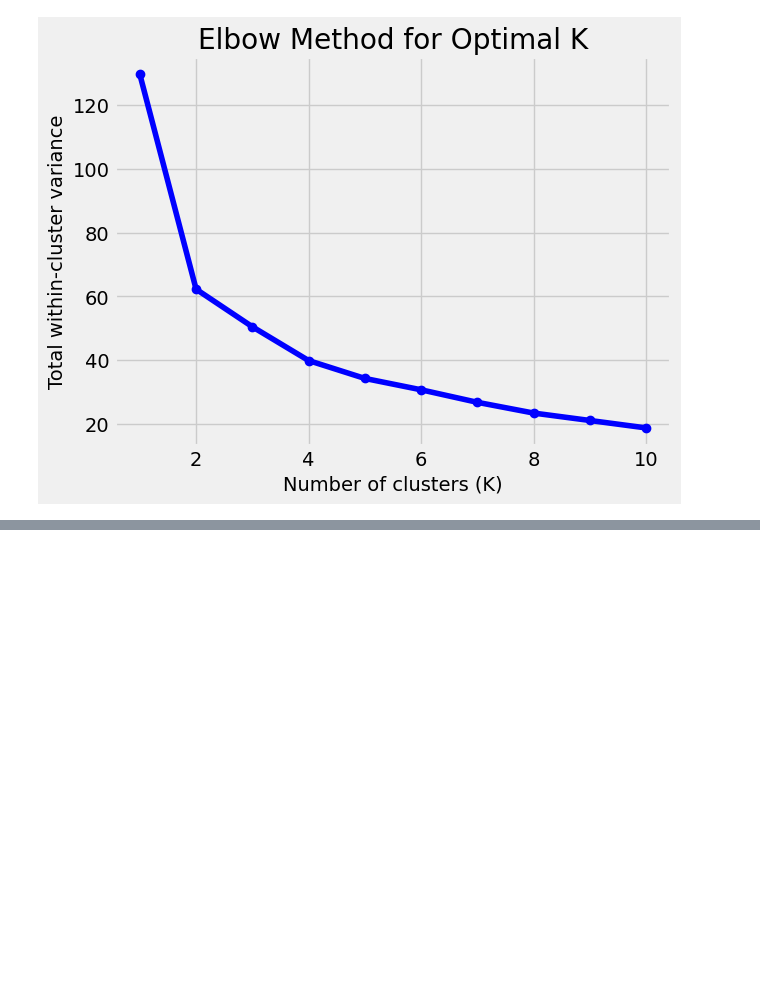
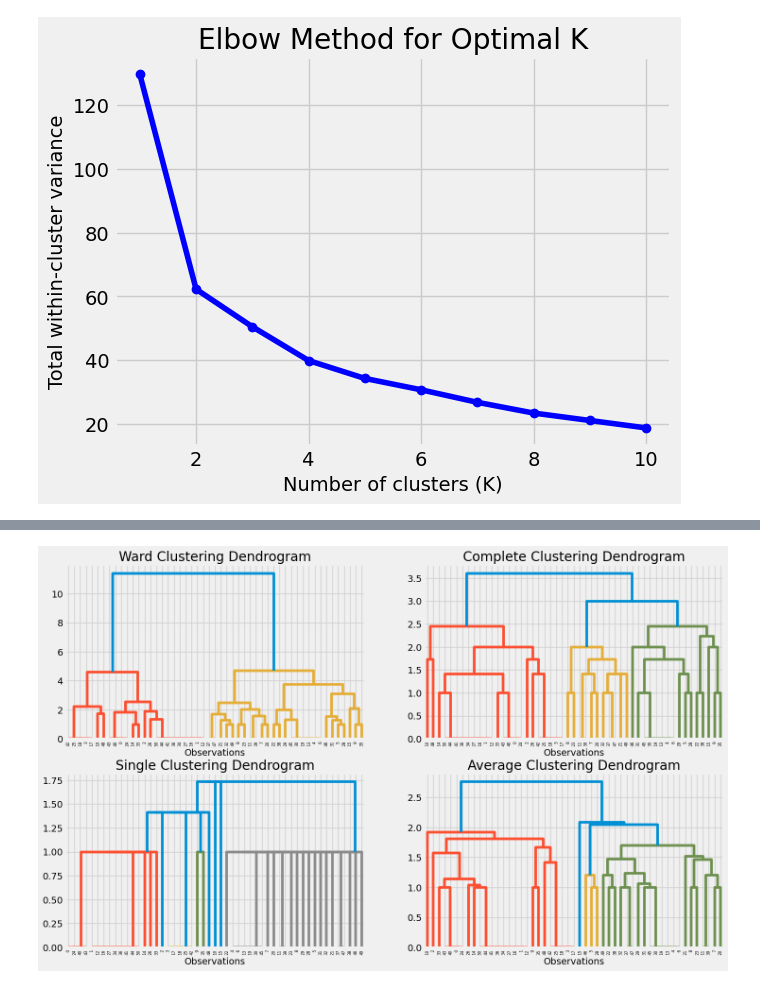
Before and after one commit to giomhern/data119, a Jupyter notebook: homeworks/hw6.ipynb, the cells around one changed output, grey strips where cells are left out. Saved outputs shown, nothing was run; the diff lists cells and outputs as text; code cells hidden in the pictures; blank space fills up the shorter version.

```diff
--- a/homeworks/hw6.ipynb
+++ b/homeworks/hw6.ipynb
@@ -241,0 +258,34 @@ plt.show()
+# %%
+from scipy.cluster.hierarchy import dendrogram
+from sklearn.datasets import load_iris
+from sklearn.cluster import AgglomerativeClustering
+plt.figure(figsize=(16, 10))
+
+plt.subplot(2, 2, 1)
+cluster_1 = AgglomerativeClustering(distance_threshold= 0, n_clusters=None, linkage='ward').fit(final_pres)
+plt.title("Ward Clustering Dendrogram")
+plot_dendrogram(cluster_1)
+plt.xlabel("Observations")
+
+plt.subplot(2, 2, 2)
+cluster_2 = AgglomerativeClustering(distance_threshold= 0, n_clusters=None, linkage='complete').fit(final_pres)
+plt.title("Complete Clustering Dendrogram")
+plot_dendrogram(cluster_2)
+plt.xlabel("Observations")
+
+plt.subplot(2, 2, 3)
+cluster_3 = AgglomerativeClustering(distance_threshold= 0, n_clusters=None, linkage='single').fit(final_pres)
+plt.title("Single Clustering Dendrogram")
+plot_dendrogram(cluster_3)
+plt.xlabel("Observations")
+
+plt.subplot(2, 2, 4)
+cluster_4 = AgglomerativeClustering(distance_threshold= 0, n_clusters=None, linkage='average').fit(final_pres)
+plt.title("Average Clustering Dendrogram")
+plot_dendrogram(cluster_4)
+plt.xlabel("Observations")
+
+
+plt.show()
+# %% [output]
+[figure, added]
```
Also changed, not shown: parts of 9 cells of this notebook.
